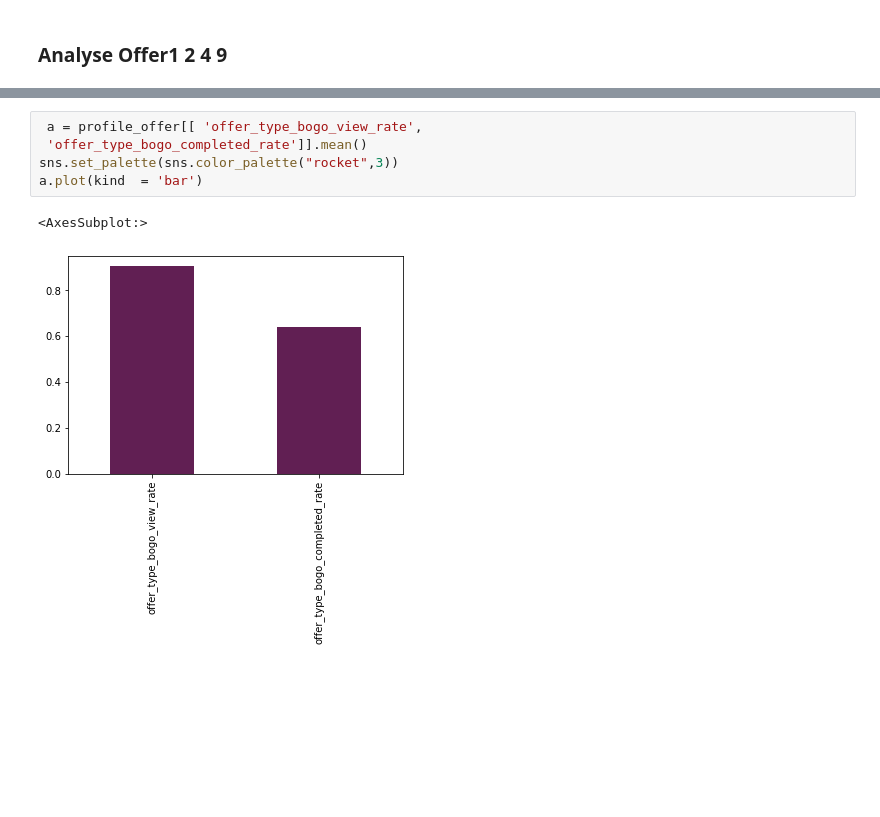
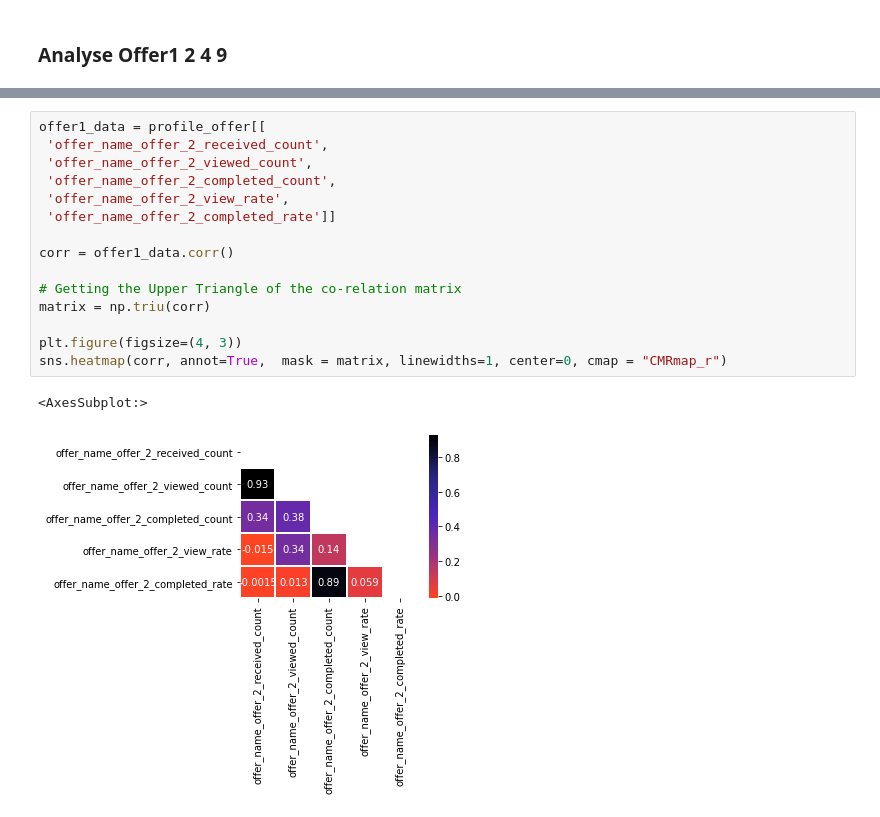
Before and after one commit to Arjunar92/Starbucks_Customer_Segmentation_Project, a Jupyter notebook: Starbucks_Customer_Segmentation_012821a.ipynb, the cells around one changed output, grey strips where cells are left out. Cells and saved outputs as stored; diff of their text form; blank space fills up the shorter version.

```diff
--- a/Starbucks_Customer_Segmentation_012821a.ipynb
+++ b/Starbucks_Customer_Segmentation_012821a.ipynb
@@ -348,8 +295,18 @@ sns.heatmap(corr, annot=True,  linewidths=1, center=0)
-# %%
- a = profile_offer[[ 'offer_type_bogo_view_rate',
- 'offer_type_bogo_completed_rate']].mean()
-sns.set_palette(sns.color_palette("rocket",3))
-a.plot(kind  = 'bar')
-# %% [output]
-<AxesSubplot:>
-[figure, removed]
+# %%
+offer1_data = profile_offer[[
+ 'offer_name_offer_2_received_count',
+ 'offer_name_offer_2_viewed_count',
+ 'offer_name_offer_2_completed_count',
+ 'offer_name_offer_2_view_rate',
+ 'offer_name_offer_2_completed_rate']]
+
+corr = offer1_data.corr()
+
+# Getting the Upper Triangle of the co-relation matrix
+matrix = np.triu(corr)
+
+plt.figure(figsize=(4, 3))
+sns.heatmap(corr, annot=True,  mask = matrix, linewidths=1, center=0, cmap = "CMRmap_r")
+# %% [output]
+<AxesSubplot:>
+[figure, added]
```
Also changed, not shown: parts of 21 cells of this notebook.
